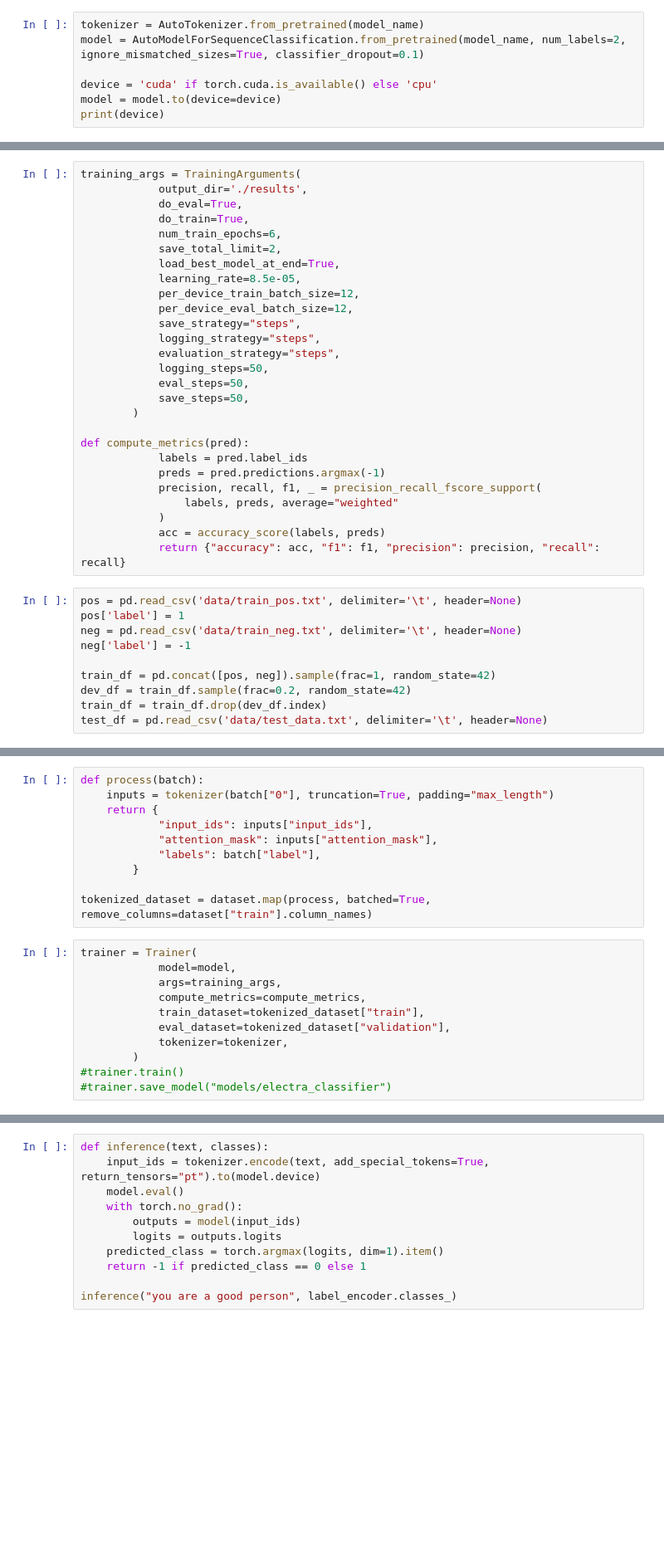
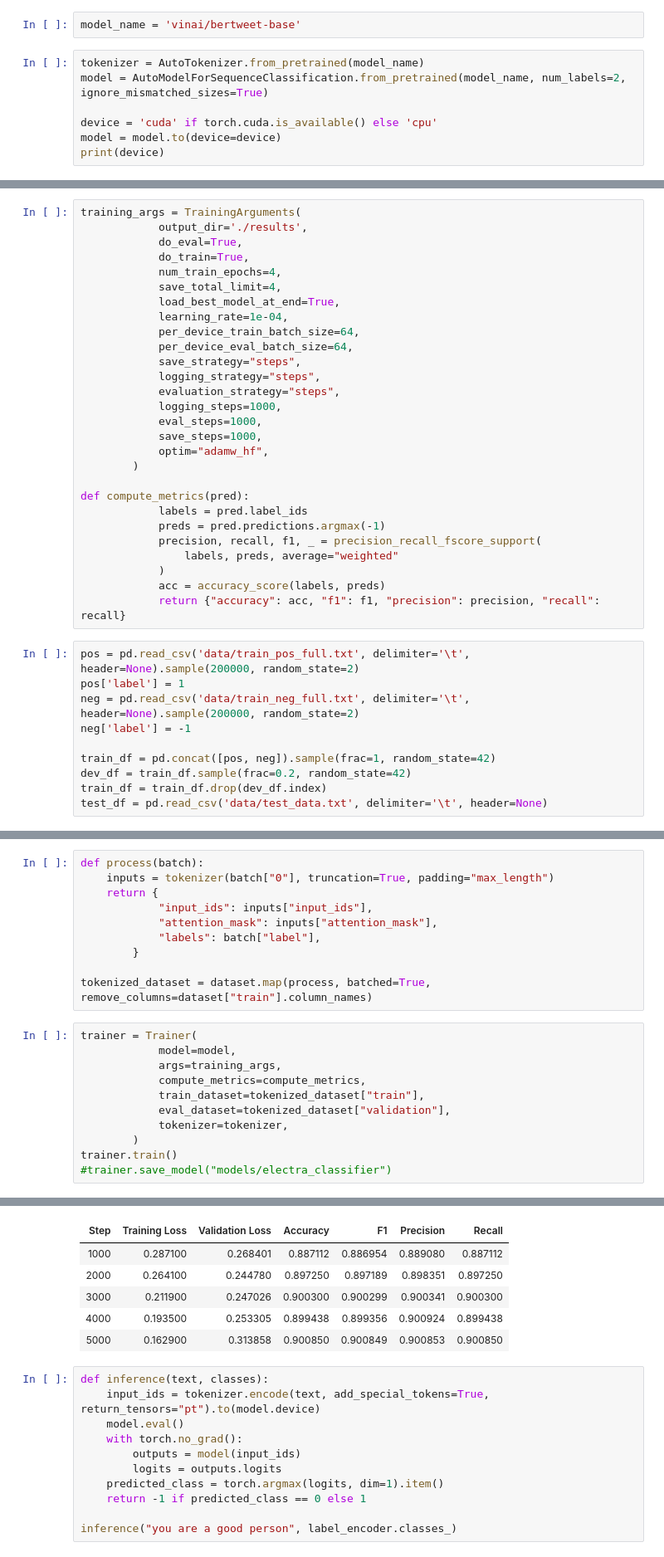
Before and after one commit to lucamouchel/ML-project2, a Jupyter notebook: Train.ipynb, the cells around one changed output, grey strips where cells are left out. Shown at 83% size. Saved outputs shown, nothing was run; the diff lists cells and outputs as text; blank space fills up the shorter version.

```diff
--- a/Train.ipynb
+++ b/Train.ipynb
@@ -14,6 +12,8 @@ model_name = 'howey/electra-base-mnli'
+# %%
+model_name = 'vinai/bertweet-base'
 # %%
 tokenizer = AutoTokenizer.from_pretrained(model_name)
-model = AutoModelForSequenceClassification.from_pretrained(model_name, num_labels=2, ignore_mismatched_sizes=True, classifier_dropout=0.1)
+model = AutoModelForSequenceClassification.from_pretrained(model_name, num_labels=2, ignore_mismatched_sizes=True)
 
 device = 'cuda' if torch.cuda.is_available() else 'cpu'
 model = model.to(device=device)
@@ -29,18 +31,19 @@ training_args = TrainingArguments(
             output_dir='./results',
             do_eval=True,
             do_train=True,
-            num_train_epochs=6,
-            save_total_limit=2,
+            num_train_epochs=4,
+            save_total_limit=4,
             load_best_model_at_end=True,
-            learning_rate=8.5e-05,
-            per_device_train_batch_size=12,
-            per_device_eval_batch_size=12,
+            learning_rate=1e-04,
+            per_device_train_batch_size=64,
+            per_device_eval_batch_size=64,
             save_strategy="steps",
             logging_strategy="steps",
             evaluation_strategy="steps",
-            logging_steps=50,
-            eval_steps=50,
-            save_steps=50,
+            logging_steps=1000,
+            eval_steps=1000,
+            save_steps=1000,
+            optim="adamw_hf",
         )
 
 def compute_metrics(pred):
@@ -52,9 +55,9 @@ def compute_metrics(pred):
             acc = accuracy_score(labels, preds)
             return {"accuracy": acc, "f1": f1, "precision": precision, "recall": recall}
 # %%
-pos = pd.read_csv('data/train_pos.txt', delimiter='\t', header=None)
+pos = pd.read_csv('data/train_pos_full.txt', delimiter='\t', header=None).sample(200000, random_state=2)
 pos['label'] = 1
-neg = pd.read_csv('data/train_neg.txt', delimiter='\t', header=None)
+neg = pd.read_csv('data/train_neg_full.txt', delimiter='\t', header=None).sample(200000, random_state=2)
 neg['label'] = -1
 
 train_df = pd.concat([pos, neg]).sample(frac=1, random_state=42)
@@ -91,5 +94,6 @@ trainer = Trainer(
             eval_dataset=tokenized_dataset["validation"],
             tokenizer=tokenizer,
         )
-#trainer.train()
+trainer.train()
 #trainer.save_model("models/electra_classifier")
+# %% [output]
@@ -96,3 +101,9 @@ trainer = Trainer(
+| Step | Training Loss | Validation Loss | Accuracy | F1 | Precision | Recall |
+| 1000 | 0.287100 | 0.268401 | 0.887112 | 0.886954 | 0.889080 | 0.887112 |
+| 2000 | 0.264100 | 0.244780 | 0.897250 | 0.897189 | 0.898351 | 0.897250 |
+| 3000 | 0.211900 | 0.247026 | 0.900300 | 0.900299 | 0.900341 | 0.900300 |
+| 4000 | 0.193500 | 0.253305 | 0.899438 | 0.899356 | 0.900924 | 0.899438 |
+| 5000 | 0.162900 | 0.313858 | 0.900850 | 0.900849 | 0.900853 | 0.900850 |
 # %%
 def inference(text, classes):
     input_ids = tokenizer.encode(text, add_special_tokens=True, return_tensors="pt").to(model.device)
```
Also changed, not shown: parts of 3 cells of this notebook, 12 other files.
